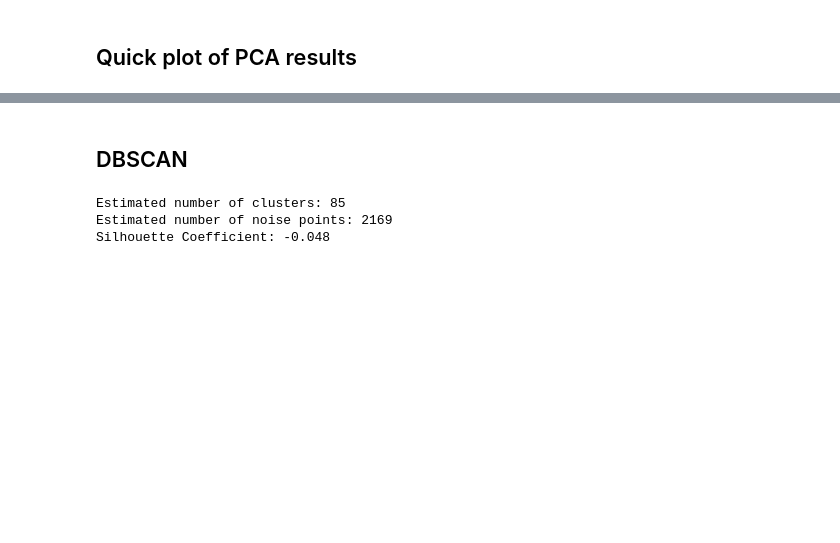
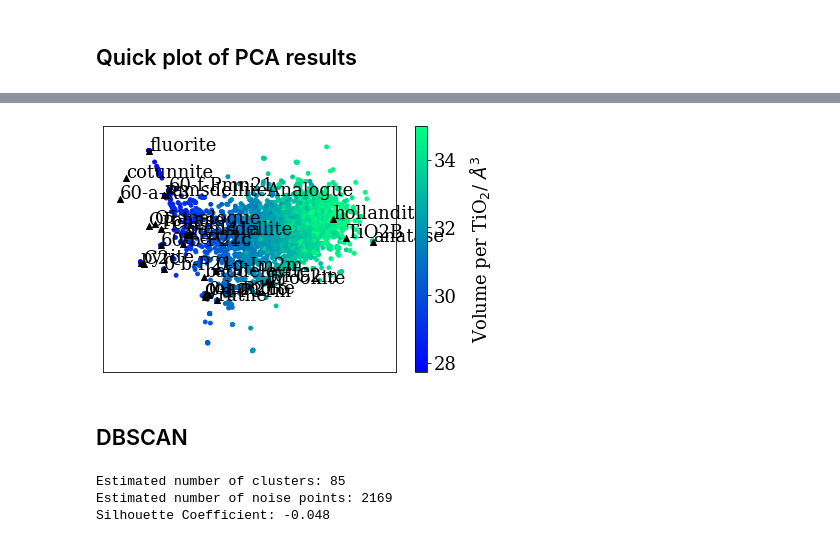
Before and after one commit to BingqingCheng/ASAP, a Jupyter notebook: notebooks/TiO2-ASAP.ipynb, the cells around one changed output, grey strips where cells are left out. Drawn from its saved outputs; the diff is of its cells as text; code cells hidden in the pictures; blank space fills up the shorter version.

```diff
--- a/notebooks/TiO2-ASAP.ipynb
+++ b/notebooks/TiO2-ASAP.ipynb
@@ -186,3 +150,61 @@ fig.set_size_inches(18.5, 10.5)
+# %%
+userho = False
+useh = False
+if (userho):
+    plotcolor = rho[ndict:]
+    colorlabel = 'local density of each data point'
+elif (useh): # use entalpy as the color scheme
+    plotcolor = enthalpy[:]
+    colorlabel = 'Relative enthalpy per TiO$_2$ [Kcal/mol]'
+else: # use molar volume as the color scheme
+    plotcolor = volume[:]
+    colorlabel = 'Volume per TiO$_2$/ $\AA^3$'
+[ plotcolormin, plotcolormax ] = [ np.min(plotcolor),np.max(plotcolor) ]
+
+cl_size = est_entropylist-min(est_entropylist)
+
+d = [0,1]
+#fig, ax = plt.subplots()
+fig, ax = plot_styles.plot_density_map(proj[ndict:,d], plotcolor,
+                xlabel=None, ylabel=None,
+                clabel=colorlabel, label=None,
+                centers=None,
+                psize=15,
+                out_file=None,
+                title=None,
+                show=False, cmap='winter',
+                remove_tick=True,
+                use_perc=False,
+                rasterized = True,
+                fontsize = 15,
+                vmax = plotcolormax,
+                vmin = plotcolormin)
+
+for i in range(ndict):
+    ax.scatter(proj[i,d[0]],proj[i,d[1]],marker='^',c='black')
+    ax.annotate(dicttags[i], (proj[i,d[0]], proj[i,d[1]]))
+
+ax.tick_params(
+    axis='x',       # changes apply to the x-axis
+    which='both',      # both major and minor ticks are affected
+    bottom=False,      # ticks along the bottom edge are off
+    top=False,         # ticks along the top edge are off
+    labelbottom=False) # labels along the bottom edge are off
+ax.tick_params(
+    axis='y',       # changes apply to the x-axis
+    which='both',      # both major and minor ticks are affected
+    left=False,      # ticks along the bottom edge are off
+    right=False,         # ticks along the top edge are off
+    labelleft=False) # labels along the bottom edge are off
+
+
+#plt.title('KPCA and clustering at '+press+' GPa')
+plt.tight_layout()
+plt.show()
+fig.set_size_inches(18.5*0.4, 10.5*0.4)
+#fig.savefig('figures/KPCA-molarV-'+press+'GPa.png')
+# %% [output]
+[figure, added]
 # %% [markdown]
 ## DBSCAN
 # %%
```
Also changed, not shown: parts of 21 cells of this notebook.
